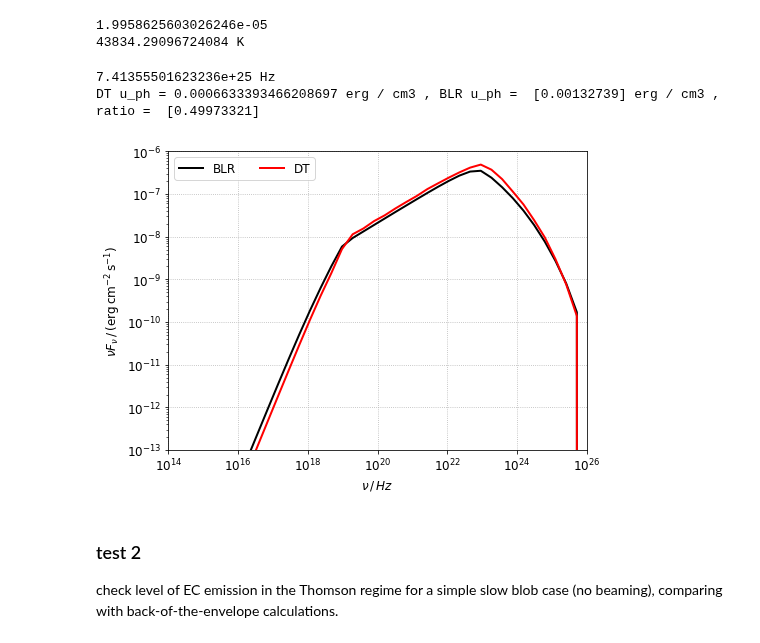
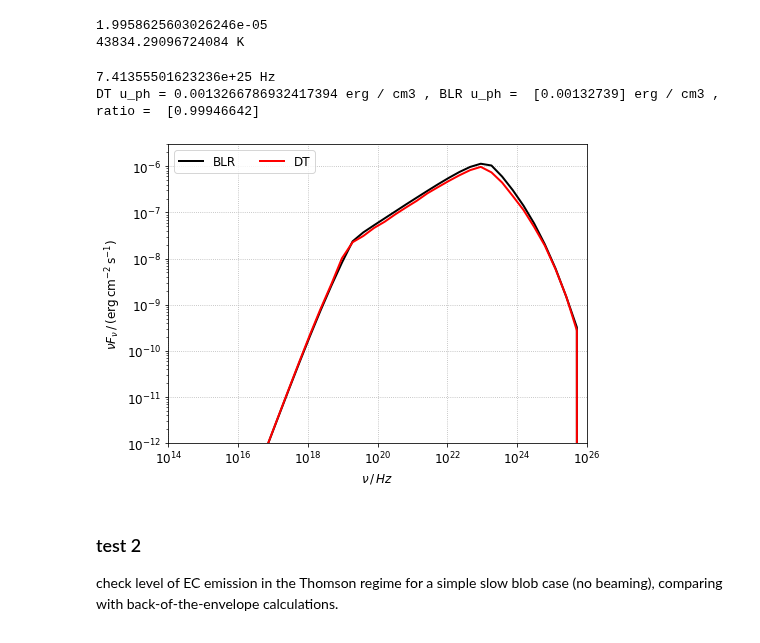
Before and after one commit to cosimoNigro/agnpy, a Jupyter notebook: experiments/basic/simple_ec.ipynb, the cells around one changed output. Saved outputs shown, nothing was run; the diff lists cells and outputs as text; code cells hidden in the pictures.

```diff
--- a/experiments/basic/simple_ec.ipynb
+++ b/experiments/basic/simple_ec.ipynb
@@ -105,28 +111,28 @@ ec_blr1_sed = ec_blr1.sed_flux(nu1)
 # %%
 # maximum electron energies:
 print((parameters1['gamma_max']*delta_D*511.e3*u.eV/const.h).to("Hz"))
 
 
-dt_u_ph=dt.u_ph(dist_in)
-blr_u_ph=blr.u_ph(dist_in)
+dt_u_ph=dt.u(dist_in)
+blr_u_ph=blr.u(dist_in)
 
 print("DT u_ph =", dt_u_ph, ", BLR u_ph = ", blr_u_ph, ", ratio = ", dt_u_ph/blr_u_ph)
 
 plt.loglog(nu1, ec_blr1_sed, lw=2, ls='-', color="k", label="BLR")
 plt.loglog(nu1, ec_dt1_sed, lw=2, ls='-', color="r", label="DT")
 
-plt.ylim(1e-13, 1e-6)
+plt.ylim(1e-12, 3e-6)
 plt.xlim(1e14, 1e26)
 plt.xlabel(sed_x_label)
 plt.ylabel(sed_y_label)
 plt.legend(ncol=2)
 plt.show()
 # both curves are similar BLR is a bit broader probably because of the broader range of angles of the radiation
-# there is however a factor 2 difference in the energy density of the soft photons that should not be there
+# radiation density also matches
 # %% [output]
 7.41355501623236e+25 Hz
-DT u_ph = 0.0006633393466208697 erg / cm3 , BLR u_ph =  [0.00132739] erg / cm3 , ratio =  [0.49973321]
+DT u_ph = 0.0013266786932417394 erg / cm3 , BLR u_ph =  [0.00132739] erg / cm3 , ratio =  [0.99946642]
-[figure, old version]
+[figure, new version]
 # %% [markdown]
 ### test 2
 check level of EC emission in the Thomson regime for a simple slow blob case (no beaming), comparing with back-of-the-envelope calculations.
```
Also changed, not shown: parts of 13 cells of this notebook.
